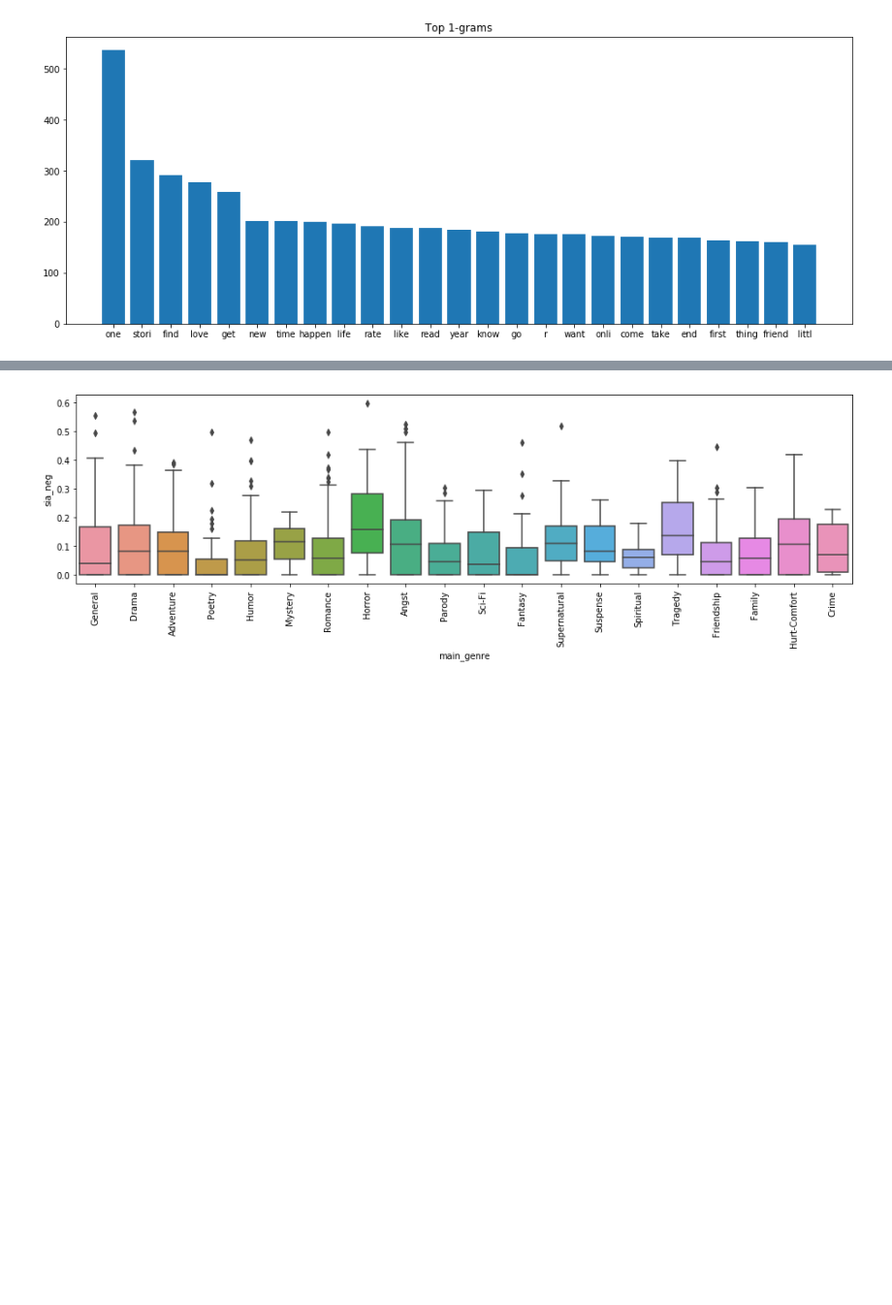
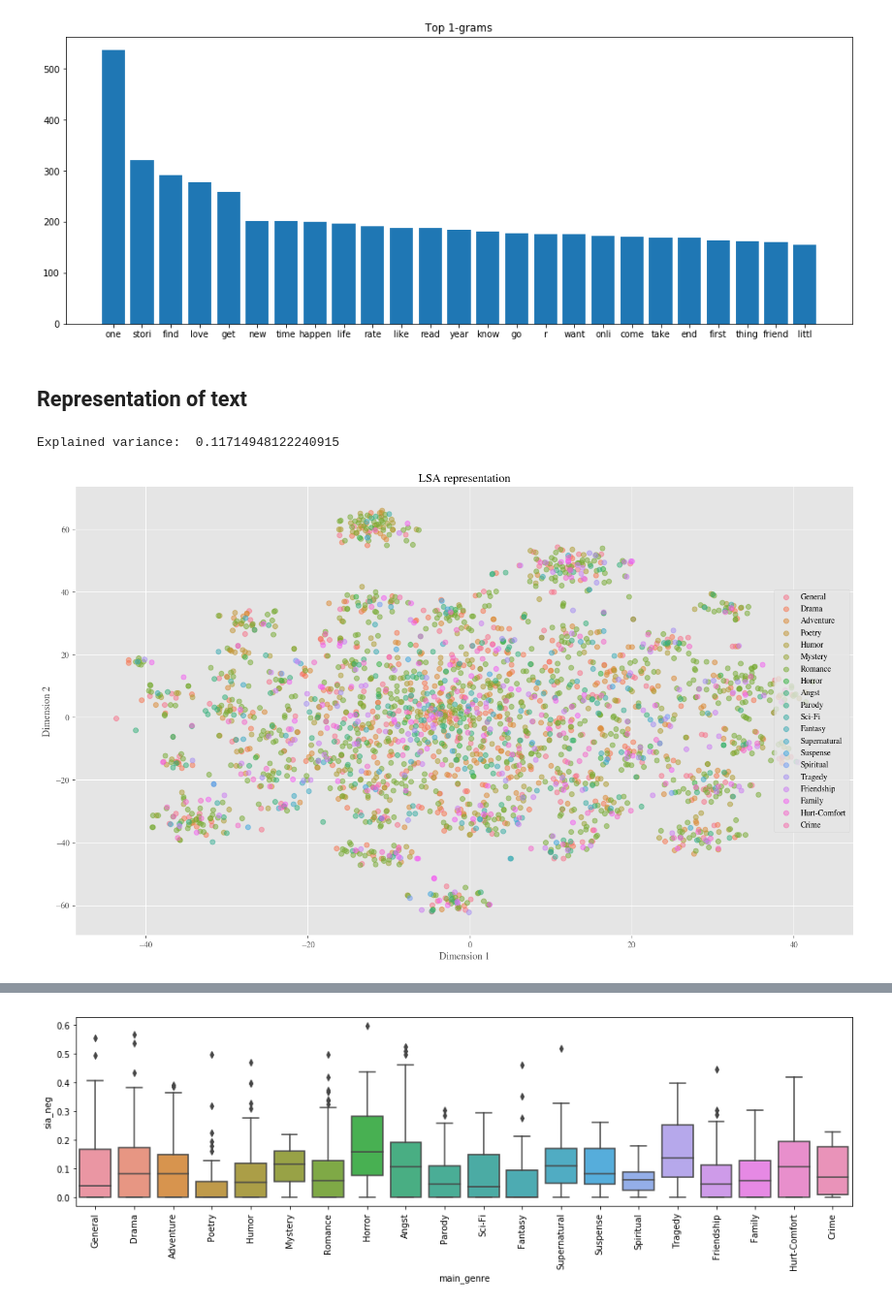
Before and after one commit to lily-tian/fanfictionstatistics, a Jupyter notebook: jupyter_notebooks/story_sentiment_analysis.ipynb, the cells around one changed output, grey strips where cells are left out. Shown at 97% size. Cells and saved outputs as stored; diff of their text form; code cells hidden in the pictures; blank space fills up the shorter version.

```diff
--- a/jupyter_notebooks/story_sentiment_analysis.ipynb
+++ b/jupyter_notebooks/story_sentiment_analysis.ipynb
@@ -236,6 +236,8 @@ plt.title("Top 1-grams")
 plt.show()
 # %% [output]
 [figure]
+# %% [markdown]
+## Representation of text
 # %%
 # create vectorizers that converts text to weighted ngrams
 get_tfidf = TfidfVectorizer(
@@ -249,3 +251,12 @@ get_tfidf = TfidfVectorizer(
 
 # get all weighted one and two grams of titles
 text_tfidf = get_word_count(get_tfidf, df.summary)
+# %%
+n_lsa = 50
+lsa_docm_text, lsa_termm_text, lsa_topicm_text = get_lsa(text_tfidf, n=n_lsa)
+# %% [output]
+Explained variance:  0.11714948122240915
+# %%
+plot_representation(lsa_docm_text, df['main_genre'], 'LSA representation')
+# %% [output]
+[figure, added]
```
Also changed, not shown: parts of 23 cells of this notebook.
